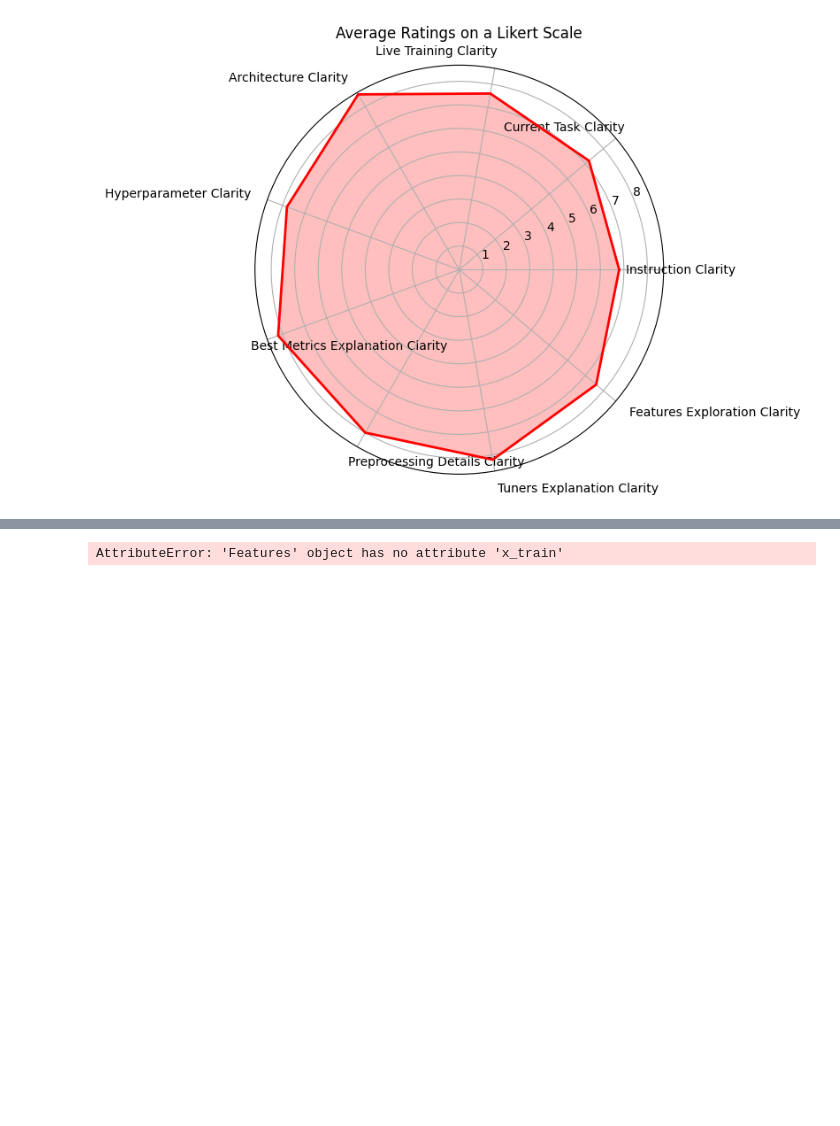
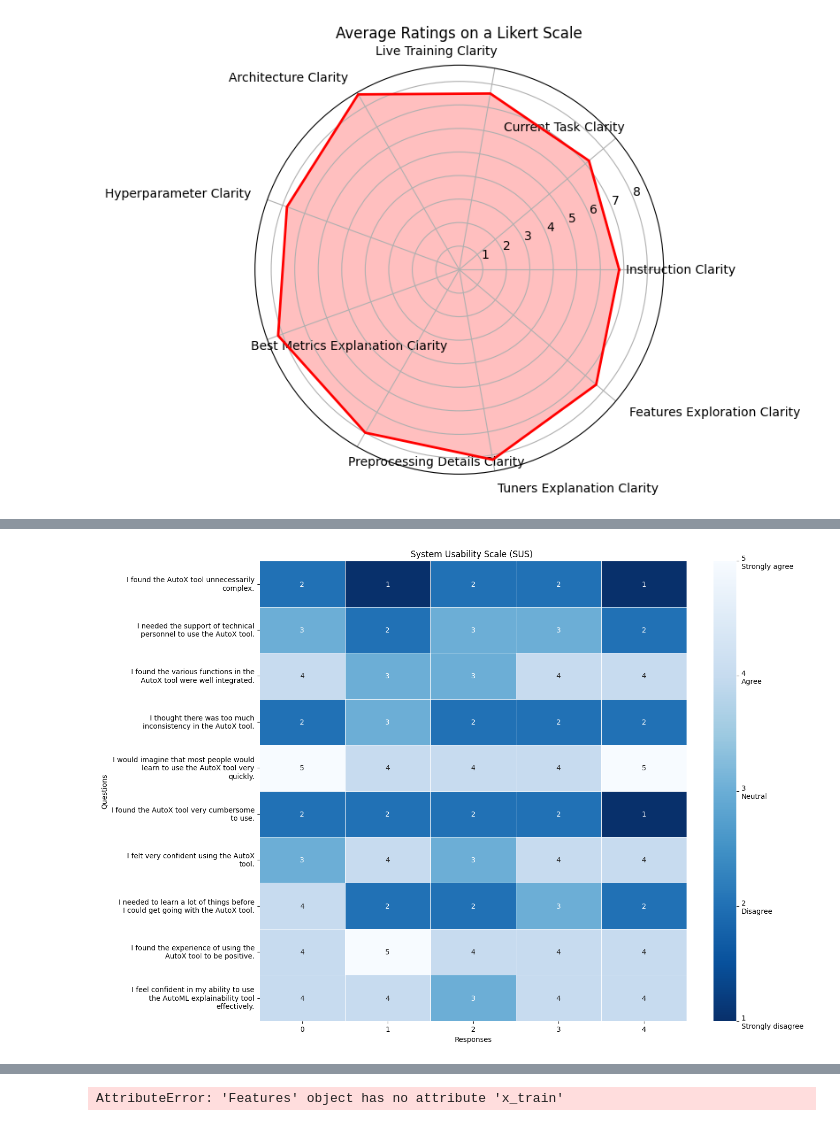
Before and after one commit to deep-son/AutoX, a Jupyter notebook: Tests.ipynb, the cells around one changed output, grey strips where cells are left out. Saved outputs shown, nothing was run; the diff lists cells and outputs as text; code cells hidden in the pictures; blank space fills up the shorter version.

```diff
--- a/Tests.ipynb
+++ b/Tests.ipynb
@@ -258,0 +389,58 @@ plt.show()
+# %%
+import pandas as pd
+import seaborn as sns
+import matplotlib.pyplot as plt
+from textwrap import wrap
+
+# Input data manually from the image
+data = {
+    "I found the AutoX tool unnecessarily complex.": ['Disagree', 'Strongly disagree', 'Disagree', 'Disagree', 'Strongly disagree'],
+    "I needed the support of technical personnel to use the AutoX tool.": ['Neutral', 'Disagree', 'Neutral', 'Neutral', 'Disagree'],
+    "I found the various functions in the AutoX tool were well integrated.": ['Agree', 'Neutral', 'Neutral', 'Agree', 'Agree'],
+    "I thought there was too much inconsistency in the AutoX tool.": ['Disagree', 'Neutral', 'Disagree', 'Disagree', 'Disagree'],
+    "I would imagine that most people would learn to use the AutoX tool very quickly.": ['Strongly agree', 'Agree', 'Agree', 'Agree', 'Strongly agree'],
+    "I found the AutoX tool very cumbersome to use.": ['Disagree', 'Disagree', 'Disagree', 'Disagree', 'Strongly disagree'],
+    "I felt very confident using the AutoX tool.": ['Neutral', 'Agree', 'Neutral', 'Agree', 'Agree'],
+    "I needed to learn a lot of things before I could get going with the AutoX tool.": ['Agree', 'Disagree', 'Disagree', 'Neutral', 'Disagree'],
+    "I found the experience of using the AutoX tool to be positive.": ['Agree', 'Strongly agree', 'Agree', 'Agree', 'Agree'],
+    "I feel confident in my ability to use the AutoML explainability tool effectively.": ['Agree', 'Agree', 'Neutral', 'Agree', 'Agree']
+}
+
+
+# Mapping responses to numeric values
+mapping = {
+    'Strongly disagree': 1,
+    'Disagree': 2,
+    'Neutral': 3,
+    'Agree': 4,
+    'Strongly agree': 5
+}
+
+# Apply the mapping to create a numeric DataFrame for the heatmap
+numeric_data = {k: [mapping[val] for val in v] for k, v in data.items()}
+df = pd.DataFrame(numeric_data)
+
+# Wrap text for the questions
+wrapped_questions = [wrap(question, width=40) for question in df.columns]
+wrapped_questions = ['\n'.join(question) for question in wrapped_questions]
+
+# Create the heatmap
+plt.figure(figsize=(14, 10))
+ax = sns.heatmap(df.T, annot=True, fmt="d", cmap="Blues_r", cbar=True, linewidths=.5)
+
+# Adjust the color bar legend
+cbar = ax.collections[0].colorbar
+cbar.set_ticks([1, 2, 3, 4, 5])
+cbar.set_ticklabels(['1\nStrongly disagree', '2\nDisagree', '3\nNeutral', '4\nAgree', '5\nStrongly agree'])
+
+# Set the title and axis labels
+plt.title('System Usability Scale (SUS) ')
+plt.xlabel('Responses')
+plt.ylabel('Questions')
+plt.yticks(np.arange(len(wrapped_questions)) + 0.5, wrapped_questions, rotation=0, va='center')
+plt.xticks(rotation=0)
+
+plt.tight_layout()  # Ensure everything fits without overlap
+plt.show()
+# %% [output]
+[figure, added]
```
Also changed, not shown: parts of 6 cells of this notebook, 4 other files.
